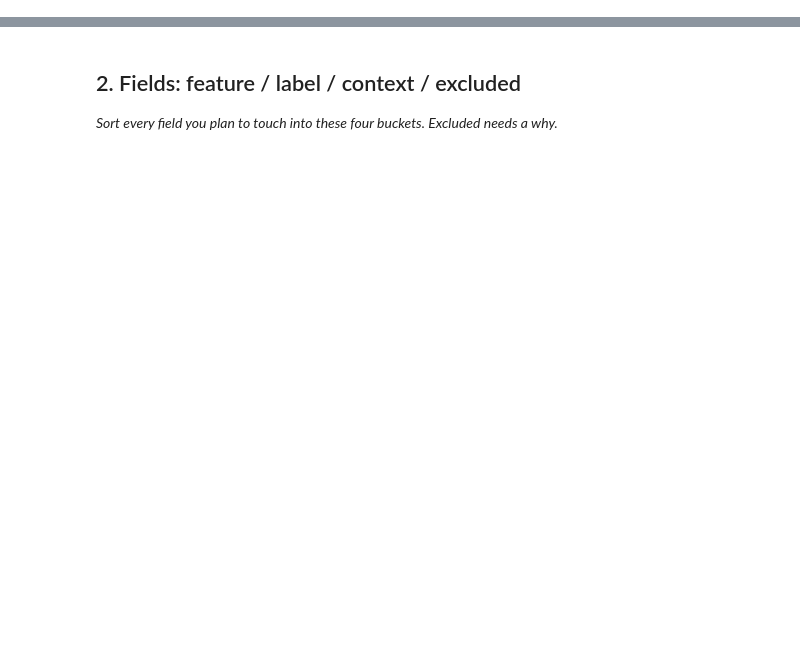
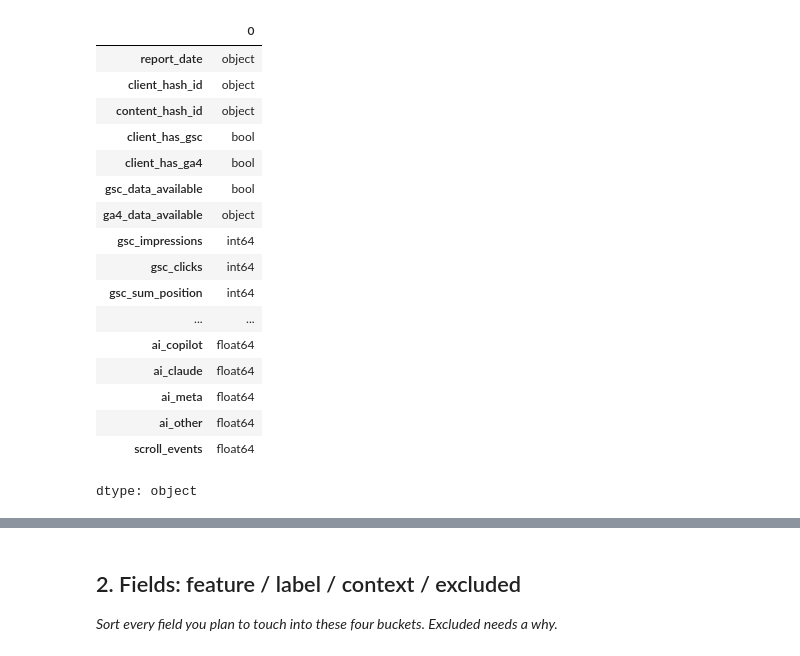
Before and after one commit to amna-png/ML-internship, a Jupyter notebook: work/notebooks/w03_data_contract.ipynb, the cells around one changed output, grey strips where cells are left out. Cells and saved outputs as stored; diff of their text form; code cells hidden in the pictures; blank space fills up the shorter version.

```diff
--- a/work/notebooks/w03_data_contract.ipynb
+++ b/work/notebooks/w03_data_contract.ipynb
@@ -15,0 +190,21 @@ This skeleton is yours to fill. Work the sections **in order** — each one has
+# %%
+df.dtypes
+# %% [output]
+|  | 0 |
+| report_date | object |
+| client_hash_id | object |
+| content_hash_id | object |
+| client_has_gsc | bool |
+| client_has_ga4 | bool |
+| gsc_data_available | bool |
+| ga4_data_available | object |
+| gsc_impressions | int64 |
+| gsc_clicks | int64 |
+| gsc_sum_position | int64 |
+| ... | ... |
+| ai_copilot | float64 |
+| ai_claude | float64 |
+| ai_meta | float64 |
+| ai_other | float64 |
+| scroll_events | float64 |
+dtype: object
```
Also changed, not shown: parts of 32 cells of this notebook.
